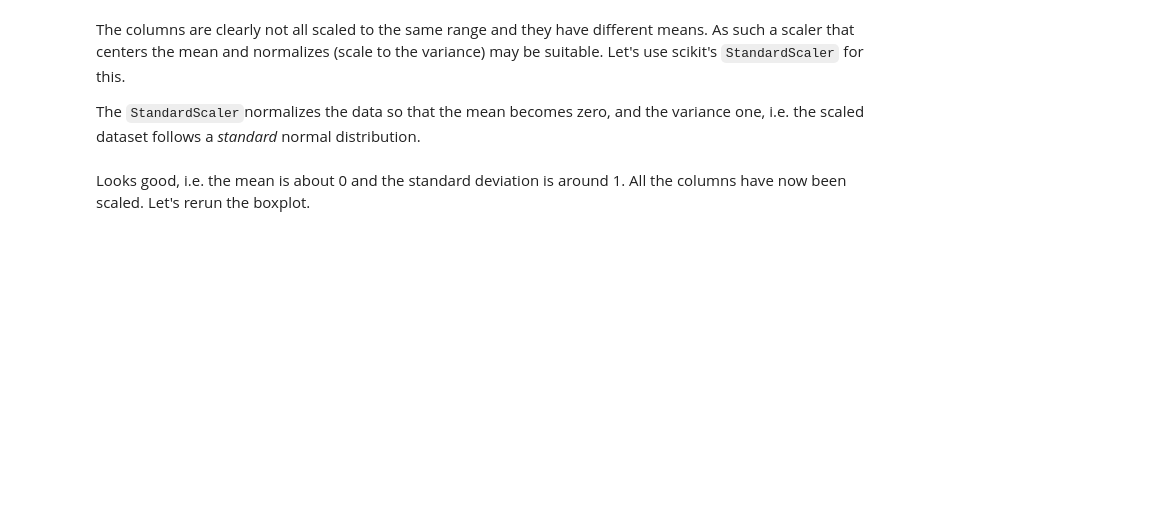
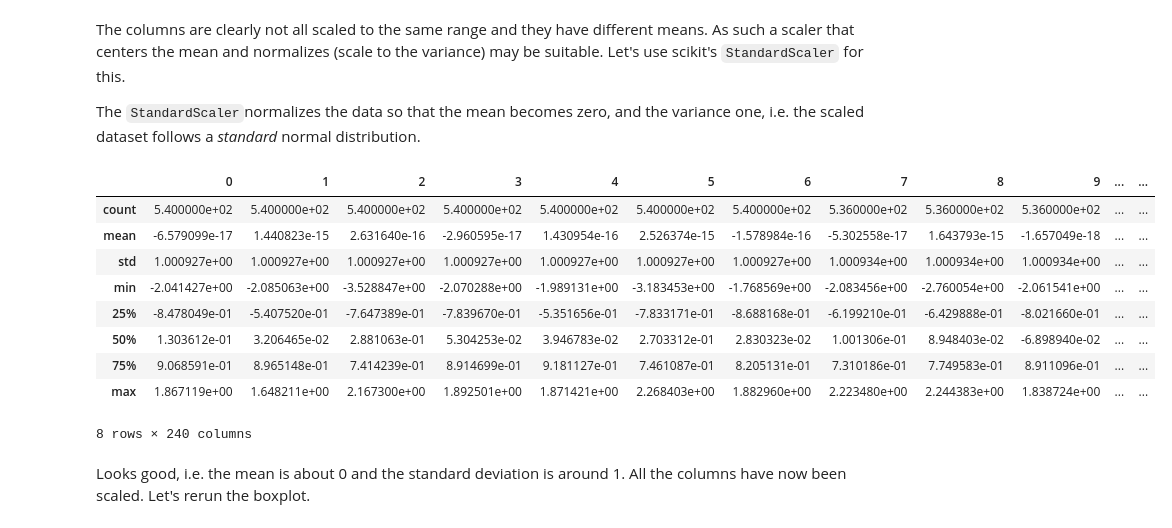
Before and after one commit to viktorparipas92/D7062E-projectgroup-10, a Jupyter notebook: Task3/task3.ipynb, the cells around one changed output. Drawn from its saved outputs; the diff is of its cells as text; code cells hidden in the pictures; blank space fills up the shorter version.

```diff
--- a/Task3/task3.ipynb
+++ b/Task3/task3.ipynb
@@ -307,14 +384,25 @@ The columns are clearly not all scaled to the same range and they have different
 
 The `StandardScaler`normalizes the data so that the mean becomes zero, and the variance one, i.e. the scaled dataset follows a *standard* normal distribution.
 # %%
-def pipeline_scale(dataframe):
+def run_scaling_pipeline(dataframe):
     scaler = preprocessing.StandardScaler()
     scaled_values = scaler.fit_transform(dataframe.values)
     return pd.DataFrame(scaled_values)
 
 
-training_features_scaled = pipeline_scale(training_features)
-training_features_scaled.head()
+training_features_scaled = run_scaling_pipeline(training_features)
+training_features_scaled.describe()
+# %% [output]
+|  | 0 | 1 | 2 | 3 | 4 | 5 | 6 | 7 | 8 | 9 | ... | ... |
+| count | 5.400000e+02 | 5.400000e+02 | 5.400000e+02 | 5.400000e+02 | 5.400000e+02 | 5.400000e+02 | 5.400000e+02 | 5.360000e+02 | 5.360000e+02 | 5.360000e+02 | ... | ... |
+| mean | -6.579099e-17 | 1.440823e-15 | 2.631640e-16 | -2.960595e-17 | 1.430954e-16 | 2.526374e-15 | -1.578984e-16 | -5.302558e-17 | 1.643793e-15 | -1.657049e-18 | ... | ... |
+| std | 1.000927e+00 | 1.000927e+00 | 1.000927e+00 | 1.000927e+00 | 1.000927e+00 | 1.000927e+00 | 1.000927e+00 | 1.000934e+00 | 1.000934e+00 | 1.000934e+00 | ... | ... |
+| min | -2.041427e+00 | -2.085063e+00 | -3.528847e+00 | -2.070288e+00 | -1.989131e+00 | -3.183453e+00 | -1.768569e+00 | -2.083456e+00 | -2.760054e+00 | -2.061541e+00 | ... | ... |
+| 25% | -8.478049e-01 | -5.407520e-01 | -7.647389e-01 | -7.839670e-01 | -5.351656e-01 | -7.833171e-01 | -8.688168e-01 | -6.199210e-01 | -6.429888e-01 | -8.021660e-01 | ... | ... |
+| 50% | 1.303612e-01 | 3.206465e-02 | 2.881063e-01 | 5.304253e-02 | 3.946783e-02 | 2.703312e-01 | 2.830323e-02 | 1.001306e-01 | 8.948403e-02 | -6.898940e-02 | ... | ... |
+| 75% | 9.068591e-01 | 8.965148e-01 | 7.414239e-01 | 8.914699e-01 | 9.181127e-01 | 7.461087e-01 | 8.205131e-01 | 7.310186e-01 | 7.749583e-01 | 8.911096e-01 | ... | ... |
+| max | 1.867119e+00 | 1.648211e+00 | 2.167300e+00 | 1.892501e+00 | 1.871421e+00 | 2.268403e+00 | 1.882960e+00 | 2.223480e+00 | 2.244383e+00 | 1.838724e+00 | ... | ... |
+8 rows × 240 columns
 # %% [markdown]
 Looks good, i.e. the mean is about 0 and the standard deviation is around 1. All the columns have now been scaled. Let's rerun the boxplot.
 # %%
```
Also changed, not shown: parts of 75 cells of this notebook, 3 other files.
